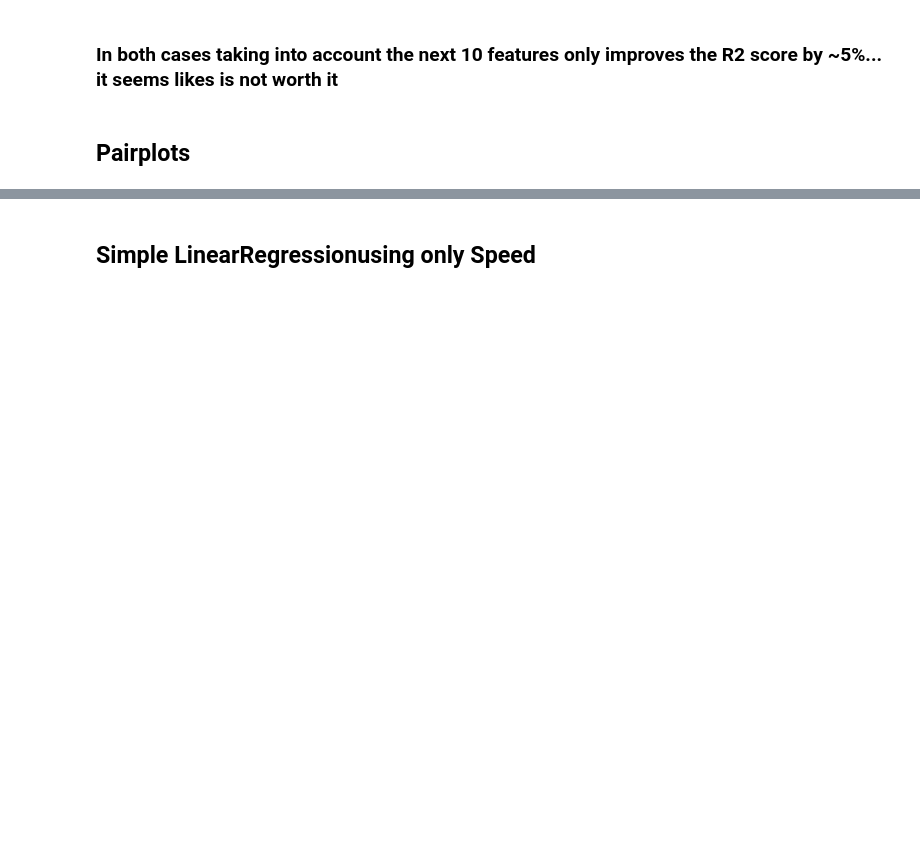
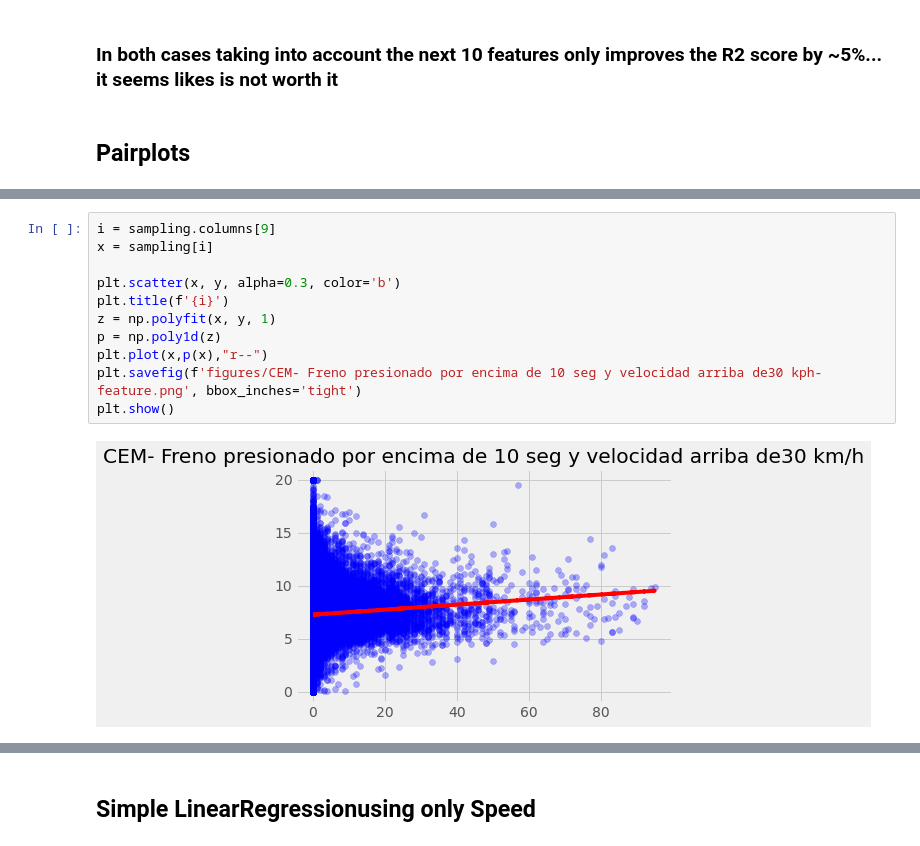
Before and after one commit to rgamerosl/capstone-project, a Jupyter notebook: final_remarks.ipynb, the cells around one changed output, grey strips where cells are left out. Cells and saved outputs as stored; diff of their text form; blank space fills up the shorter version.

```diff
--- a/final_remarks.ipynb
+++ b/final_remarks.ipynb
@@ -263,0 +452,13 @@ for i in mini_data.columns[0:10]:
+# %%
+i = sampling.columns[9]
+x = sampling[i]
+
+plt.scatter(x, y, alpha=0.3, color='b')
+plt.title(f'{i}')
+z = np.polyfit(x, y, 1)
+p = np.poly1d(z)
+plt.plot(x,p(x),"r--")
+plt.savefig(f'figures/CEM- Freno presionado por encima de 10 seg y velocidad arriba de30 kph-feature.png', bbox_inches='tight')
+plt.show()
+# %% [output]
+[figure, added]
```
Also changed, not shown: parts of 29 cells of this notebook.
